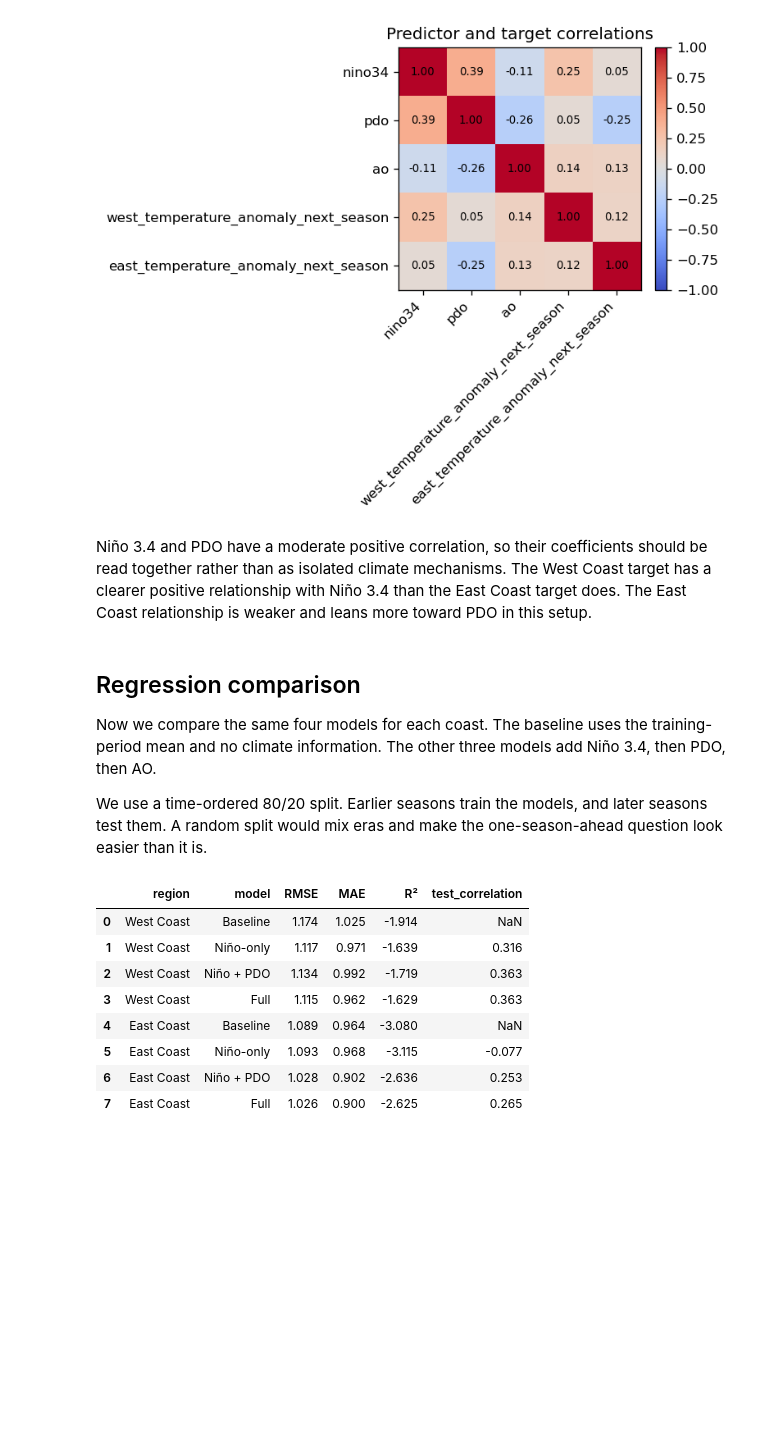
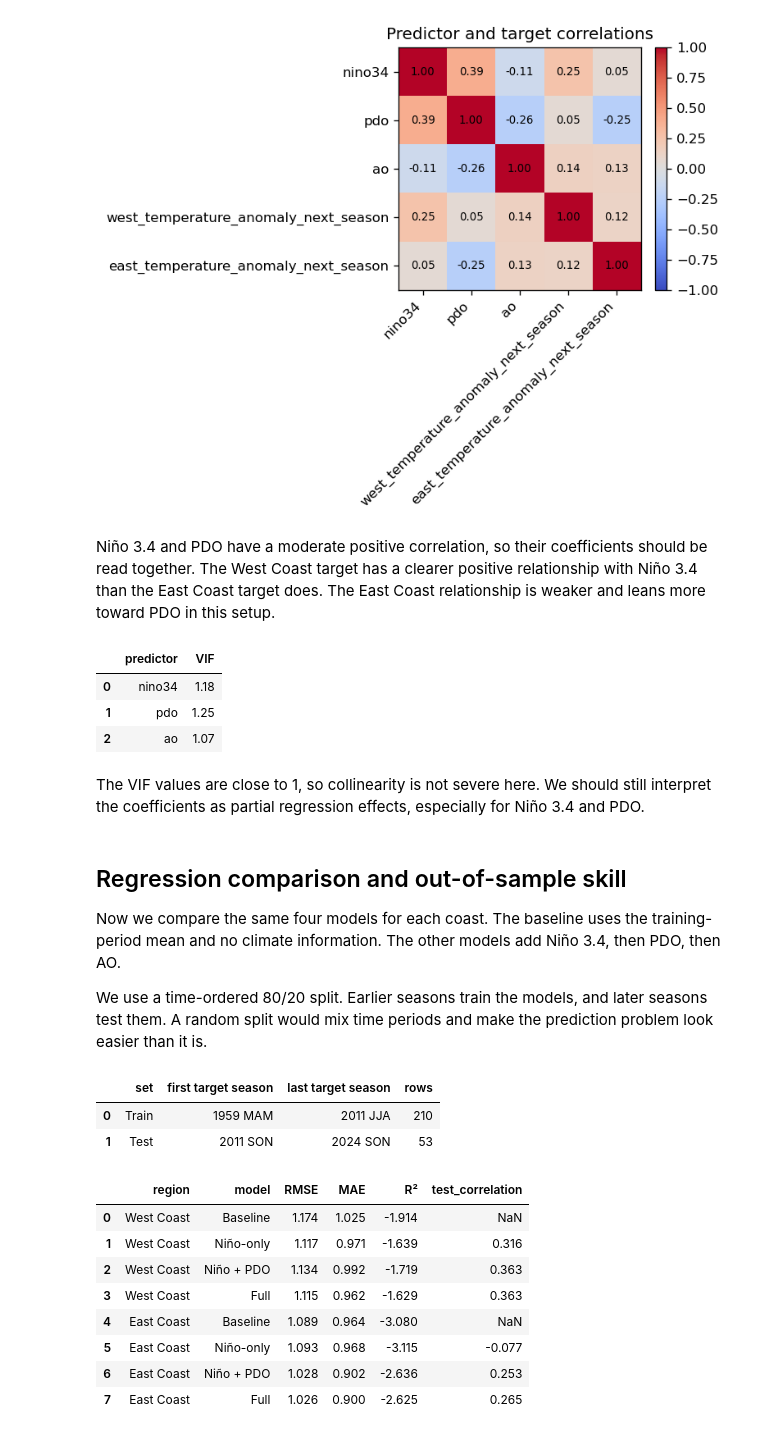
Before and after one commit to Cumuifreer/ucla-stats-152-final-project-topic2, a Jupyter notebook: topic2_temperature_prediction_mvp.ipynb, the cells around one changed output. Saved outputs shown, nothing was run; the diff lists cells and outputs as text; code cells hidden in the pictures; blank space fills up the shorter version.

```diff
--- a/topic2_temperature_prediction_mvp.ipynb
+++ b/topic2_temperature_prediction_mvp.ipynb
@@ -325,13 +335,23 @@ plt.show()
 # %% [output]
 [figure]
 # %% [markdown]
-Niño 3.4 and PDO have a moderate positive correlation, so their coefficients should be read together rather than as isolated climate mechanisms. The West Coast target has a clearer positive relationship with Niño 3.4 than the East Coast target does. The East Coast relationship is weaker and leans more toward PDO in this setup.
+Niño 3.4 and PDO have a moderate positive correlation, so their coefficients should be read together. The West Coast target has a clearer positive relationship with Niño 3.4 than the East Coast target does. The East Coast relationship is weaker and leans more toward PDO in this setup.
+# %%
+vif_table = compute_vif(modeling_data[["nino34", "pdo", "ao"]])
+vif_table.round(2)
+# %% [output]
+|  | predictor | VIF |
+| 0 | nino34 | 1.18 |
+| 1 | pdo | 1.25 |
+| 2 | ao | 1.07 |
+# %% [markdown]
+The VIF values are close to 1, so collinearity is not severe here. We should still interpret the coefficients as partial regression effects, especially for Niño 3.4 and PDO.
 # %% [markdown]
-## Regression comparison
+## Regression comparison and out-of-sample skill
 
-Now we compare the same four models for each coast. The baseline uses the training-period mean and no climate information. The other three models add Niño 3.4, then PDO, then AO.
+Now we compare the same four models for each coast. The baseline uses the training-period mean and no climate information. The other models add Niño 3.4, then PDO, then AO.
 
-We use a time-ordered 80/20 split. Earlier seasons train the models, and later seasons test them. A random split would mix eras and make the one-season-ahead question look easier than it is.
+We use a time-ordered 80/20 split. Earlier seasons train the models, and later seasons test them. A random split would mix time periods and make the prediction problem look easier than it is.
 # %%
 model_specs = [
     ("Baseline", []),
@@ -339,6 +359,29 @@ model_specs = [
     ("Niño + PDO", ["nino34", "pdo"]),
     ("Full", ["nino34", "pdo", "ao"]),
 ]
+# %%
+train_data, test_data = time_ordered_split(modeling_data)
+
+split_summary = pd.DataFrame(
+    {
+        "set": ["Train", "Test"],
+        "first target season": [
+            train_data["target_season_label"].iloc[0],
+            test_data["target_season_label"].iloc[0],
+        ],
+        "last target season": [
+            train_data["target_season_label"].iloc[-1],
+            test_data["target_season_label"].iloc[-1],
+        ],
+        "rows": [len(train_data), len(test_data)],
+    }
+)
+
+split_summary
+# %% [output]
+|  | set | first target season | last target season | rows |
+| 0 | Train | 1959 MAM | 2011 JJA | 210 |
+| 1 | Test | 2011 SON | 2024 SON | 53 |
 # %%
 west_model_results, west_full_predictions = evaluate_models(
     modeling_data,
```
Also changed, not shown: parts of 19 cells of this notebook, 4 other files.
